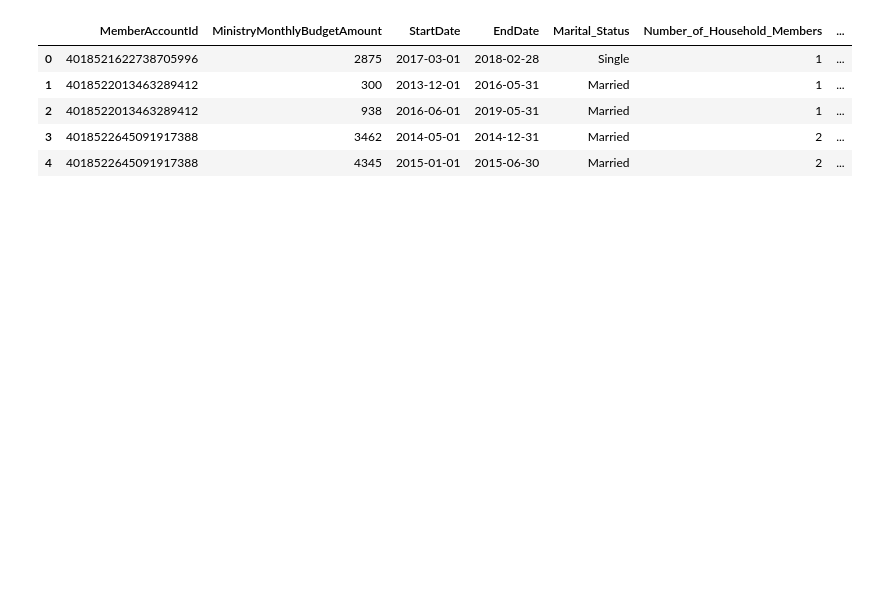
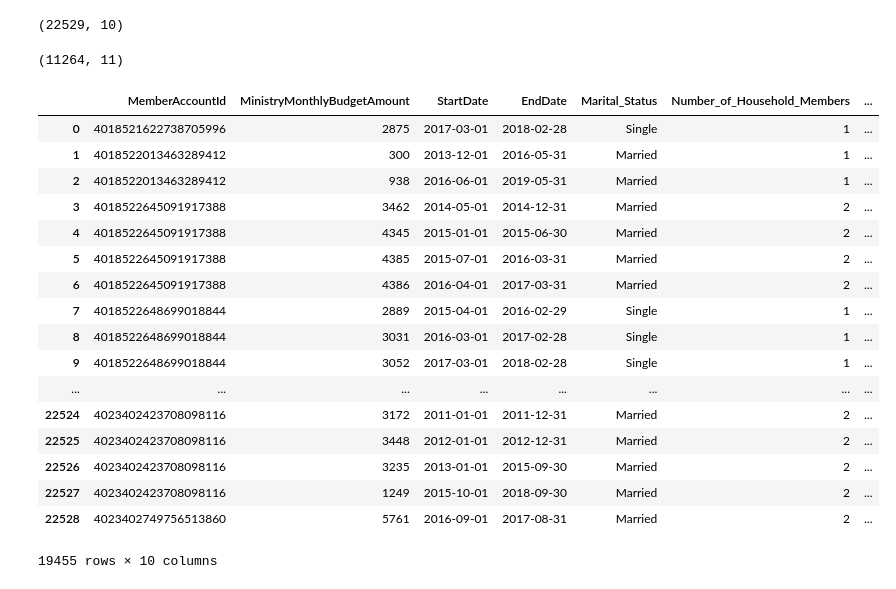
Before and after one commit to CraigMariani/WycliffeData, a Jupyter notebook: cleaner.ipynb, the cells around one changed output. Drawn from its saved outputs; the diff is of its cells as text; code cells hidden in the pictures; blank space fills up the shorter version.

```diff
--- a/cleaner.ipynb
+++ b/cleaner.ipynb
@@ -8,9 +8,7 @@ df = pd.read_excel("../Data/ICTO_Datasets/ICTO_Datasets.xlsx")
-# %%
-df.head()
-# %% [output]
-|  | MemberAccountId | MinistryMonthlyBudgetAmount | StartDate | EndDate | Marital_Status | Number_of_Household_Members | ... |
-| 0 | 4018521622738705996 | 2875 | 2017-03-01 | 2018-02-28 | Single | 1 | ... |
-| 1 | 4018522013463289412 | 300 | 2013-12-01 | 2016-05-31 | Married | 1 | ... |
-| 2 | 4018522013463289412 | 938 | 2016-06-01 | 2019-05-31 | Married | 1 | ... |
-| 3 | 4018522645091917388 | 3462 | 2014-05-01 | 2014-12-31 | Married | 2 | ... |
-| 4 | 4018522645091917388 | 4345 | 2015-01-01 | 2015-06-30 | Married | 2 | ... |
+# %%
+# the data is in a seperate directory so it will
+# only run once read in data set check the size
+df = pd.read_excel("../Data/ICTO_Datasets/ICTO_Datasets.xlsx")
+df.shape
+# %% [output]
+(22529, 10)
@@ -16,0 +21,26 @@ df.head()
+# %%
+# number of rows should be half of original data set
+df.shape
+# %% [output]
+(11264, 11)
+# %%
+df.dropna() # drop null values in the data set
+# %% [output]
+|  | MemberAccountId | MinistryMonthlyBudgetAmount | StartDate | EndDate | Marital_Status | Number_of_Household_Members | ... |
+| 0 | 4018521622738705996 | 2875 | 2017-03-01 | 2018-02-28 | Single | 1 | ... |
+| 1 | 4018522013463289412 | 300 | 2013-12-01 | 2016-05-31 | Married | 1 | ... |
+| 2 | 4018522013463289412 | 938 | 2016-06-01 | 2019-05-31 | Married | 1 | ... |
+| 3 | 4018522645091917388 | 3462 | 2014-05-01 | 2014-12-31 | Married | 2 | ... |
+| 4 | 4018522645091917388 | 4345 | 2015-01-01 | 2015-06-30 | Married | 2 | ... |
+| 5 | 4018522645091917388 | 4385 | 2015-07-01 | 2016-03-31 | Married | 2 | ... |
+| 6 | 4018522645091917388 | 4386 | 2016-04-01 | 2017-03-31 | Married | 2 | ... |
+| 7 | 4018522648699018844 | 2889 | 2015-04-01 | 2016-02-29 | Single | 1 | ... |
+| 8 | 4018522648699018844 | 3031 | 2016-03-01 | 2017-02-28 | Single | 1 | ... |
+| 9 | 4018522648699018844 | 3052 | 2017-03-01 | 2018-02-28 | Single | 1 | ... |
+| ... | ... | ... | ... | ... | ... | ... | ... |
+| 22524 | 4023402423708098116 | 3172 | 2011-01-01 | 2011-12-31 | Married | 2 | ... |
+| 22525 | 4023402423708098116 | 3448 | 2012-01-01 | 2012-12-31 | Married | 2 | ... |
+| 22526 | 4023402423708098116 | 3235 | 2013-01-01 | 2015-09-30 | Married | 2 | ... |
+| 22527 | 4023402423708098116 | 1249 | 2015-10-01 | 2018-09-30 | Married | 2 | ... |
+| 22528 | 4023402749756513860 | 5761 | 2016-09-01 | 2017-08-31 | Married | 2 | ... |
+19455 rows × 10 columns
```
Also changed, not shown: parts of 5 cells of this notebook.
